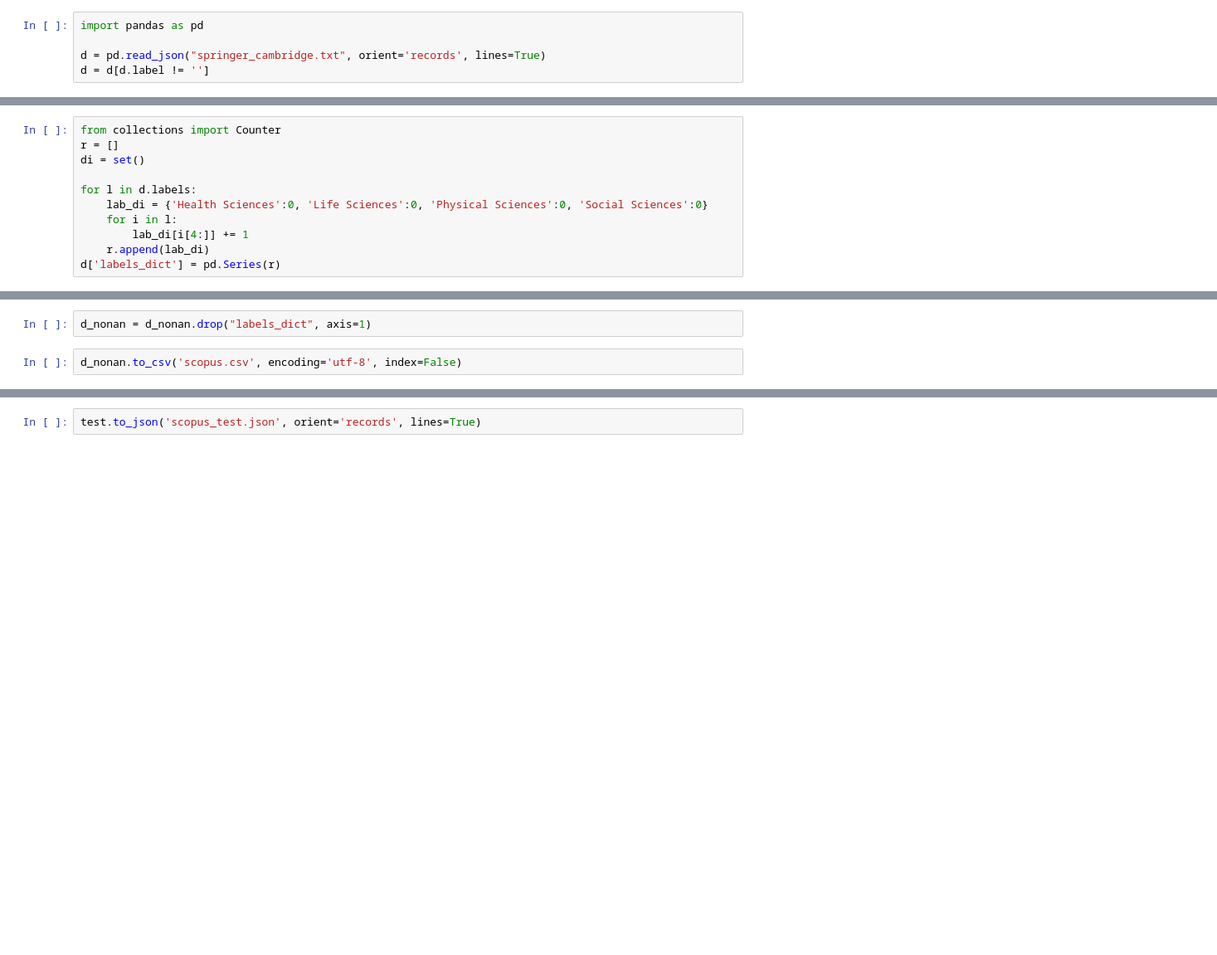
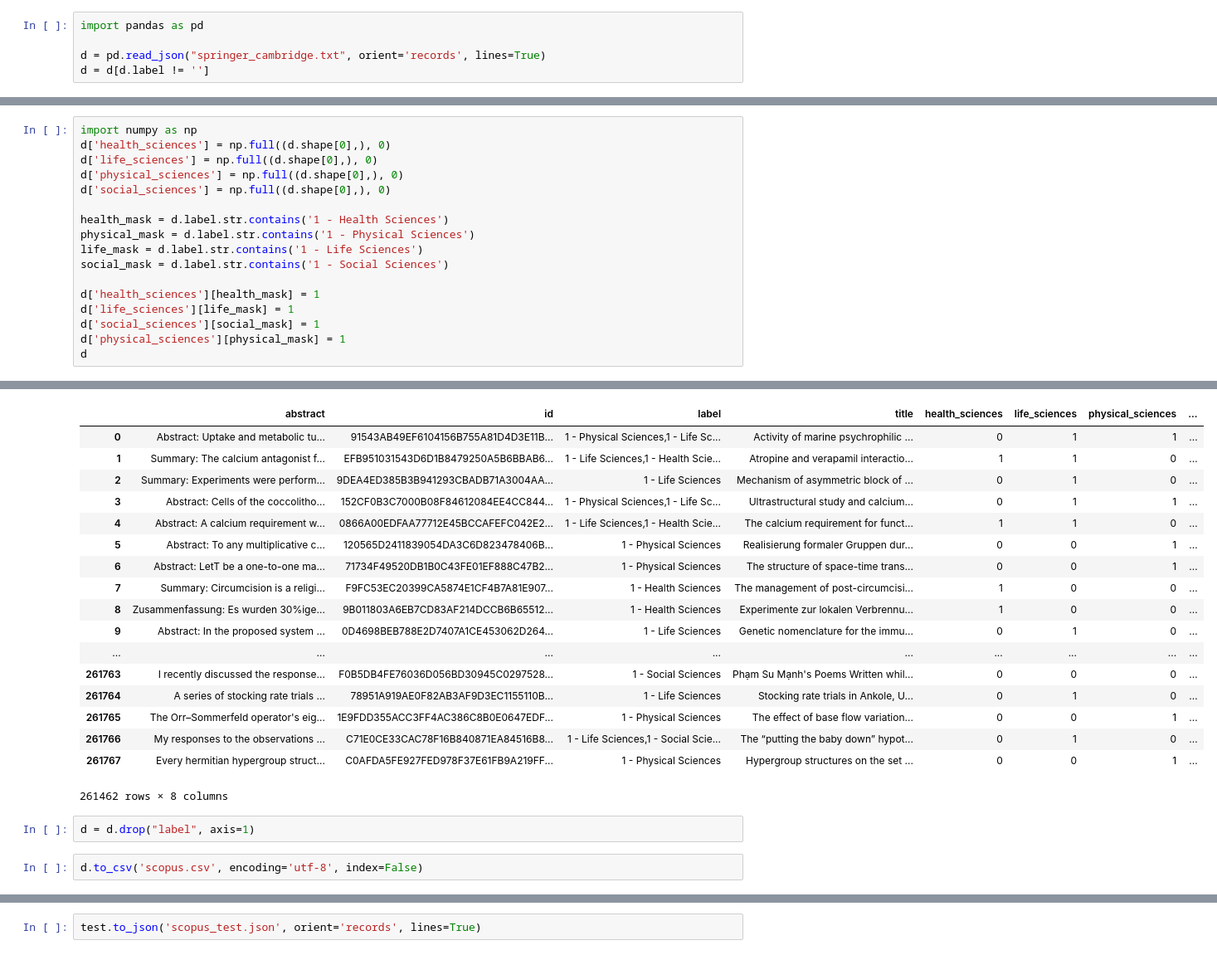
Before and after one commit to sammous/allenNLP_tagger, a Jupyter notebook: scopus.ipynb, the cells around one changed output, grey strips where cells are left out. Shown at 83% size. Cells and saved outputs as stored; diff of their text form; blank space fills up the shorter version.

Commit message:
fix incorrect labeling

```diff
--- a/scopus.ipynb
+++ b/scopus.ipynb
@@ -44,11 +46,0 @@ d.labels = d.label.apply(lambda x: x.split(','))
-# %%
-from collections import Counter
-r = []
-di = set()
-
-for l in d.labels:
-    lab_di = {'Health Sciences':0, 'Life Sciences':0, 'Physical Sciences':0, 'Social Sciences':0}
-    for i in l:
-        lab_di[i[4:]] += 1
-    r.append(lab_di)
-d['labels_dict'] = pd.Series(r)
@@ -122,0 +47,18 @@ See the caveats in the documentation: http://pandas.pydata.org/pandas-docs/stabl
+# %%
+import numpy as np
+d['health_sciences'] = np.full((d.shape[0],), 0)
+d['life_sciences'] = np.full((d.shape[0],), 0)
+d['physical_sciences'] = np.full((d.shape[0],), 0)
+d['social_sciences'] = np.full((d.shape[0],), 0)
+
+health_mask = d.label.str.contains('1 - Health Sciences')
+physical_mask = d.label.str.contains('1 - Physical Sciences')
+life_mask = d.label.str.contains('1 - Life Sciences')
+social_mask = d.label.str.contains('1 - Social Sciences')
+
+d['health_sciences'][health_mask] = 1
+d['life_sciences'][life_mask] = 1
+d['social_sciences'][social_mask] = 1
+d['physical_sciences'][physical_mask] = 1
+d
+# %% [output]
@@ -123,7 +81,25 @@ See the caveats in the documentation: http://pandas.pydata.org/pandas-docs/stabl
+|  | abstract | id | label | title | health_sciences | life_sciences | physical_sciences | ... |
+| 0 | Abstract: Uptake and metabolic tu... | 91543AB49EF6104156B755A81D4D3E11B... | 1 - Physical Sciences,1 - Life Sc... | Activity of marine psychrophilic ... | 0 | 1 | 1 | ... |
+| 1 | Summary: The calcium antagonist f... | EFB951031543D6D1B8479250A5B6BBAB6... | 1 - Life Sciences,1 - Health Scie... | Atropine and verapamil interactio... | 1 | 1 | 0 | ... |
+| 2 | Summary: Experiments were perform... | 9DEA4ED385B3B941293CBADB71A3004AA... | 1 - Life Sciences | Mechanism of asymmetric block of ... | 0 | 1 | 0 | ... |
+| 3 | Abstract: Cells of the coccolitho... | 152CF0B3C7000B08F84612084EE4CC844... | 1 - Physical Sciences,1 - Life Sc... | Ultrastructural study and calcium... | 0 | 1 | 1 | ... |
+| 4 | Abstract: A calcium requirement w... | 0866A00EDFAA77712E45BCCAFEFC042E2... | 1 - Life Sciences,1 - Health Scie... | The calcium requirement for funct... | 1 | 1 | 0 | ... |
+| 5 | Abstract: To any multiplicative c... | 120565D2411839054DA3C6D823478406B... | 1 - Physical Sciences | Realisierung formaler Gruppen dur... | 0 | 0 | 1 | ... |
+| 6 | Abstract: LetT be a one-to-one ma... | 71734F49520DB1B0C43FE01EF888C47B2... | 1 - Physical Sciences | The structure of space-time trans... | 0 | 0 | 1 | ... |
+| 7 | Summary: Circumcision is a religi... | F9FC53EC20399CA5874E1CF4B7A81E907... | 1 - Health Sciences | The management of post-circumcisi... | 1 | 0 | 0 | ... |
+| 8 | Zusammenfassung: Es wurden 30%ige... | 9B011803A6EB7CD83AF214DCCB6B65512... | 1 - Health Sciences | Experimente zur lokalen Verbrennu... | 1 | 0 | 0 | ... |
+| 9 | Abstract: In the proposed system ... | 0D4698BEB788E2D7407A1CE453062D264... | 1 - Life Sciences | Genetic nomenclature for the immu... | 0 | 1 | 0 | ... |
+| ... | ... | ... | ... | ... | ... | ... | ... | ... |
+| 261763 | I recently discussed the response... | F0B5DB4FE76036D056BD30945C0297528... | 1 - Social Sciences | Phạm Su Mạnh's Poems Written whil... | 0 | 0 | 0 | ... |
+| 261764 | A series of stocking rate trials ... | 78951A919AE0F82AB3AF9D3EC1155110B... | 1 - Life Sciences | Stocking rate trials in Ankole, U... | 0 | 1 | 0 | ... |
+| 261765 | The Orr–Sommerfeld operator's eig... | 1E9FDD355ACC3FF4AC386C8B0E0647EDF... | 1 - Physical Sciences | The effect of base flow variation... | 0 | 0 | 1 | ... |
+| 261766 | My responses to the observations ... | C71E0CE33CAC78F16B840871EA84516B8... | 1 - Life Sciences,1 - Social Scie... | The “putting the baby down” hypot... | 0 | 1 | 0 | ... |
+| 261767 | Every hermitian hypergroup struct... | C0AFDA5FE927FED978F37E61FB9A219FF... | 1 - Physical Sciences | Hypergroup structures on the set ... | 0 | 0 | 1 | ... |
+261462 rows × 8 columns
 # %%
-d_nonan = d_nonan.drop("labels_dict", axis=1)
+d = d.drop("label", axis=1)
 # %%
-d_nonan.to_csv('scopus.csv', encoding='utf-8', index=False)
+d.to_csv('scopus.csv', encoding='utf-8', index=False)
 # %%
 from sklearn.model_selection import train_test_split
 
```
Also changed, not shown: parts of 9 cells of this notebook, 1 other file.
